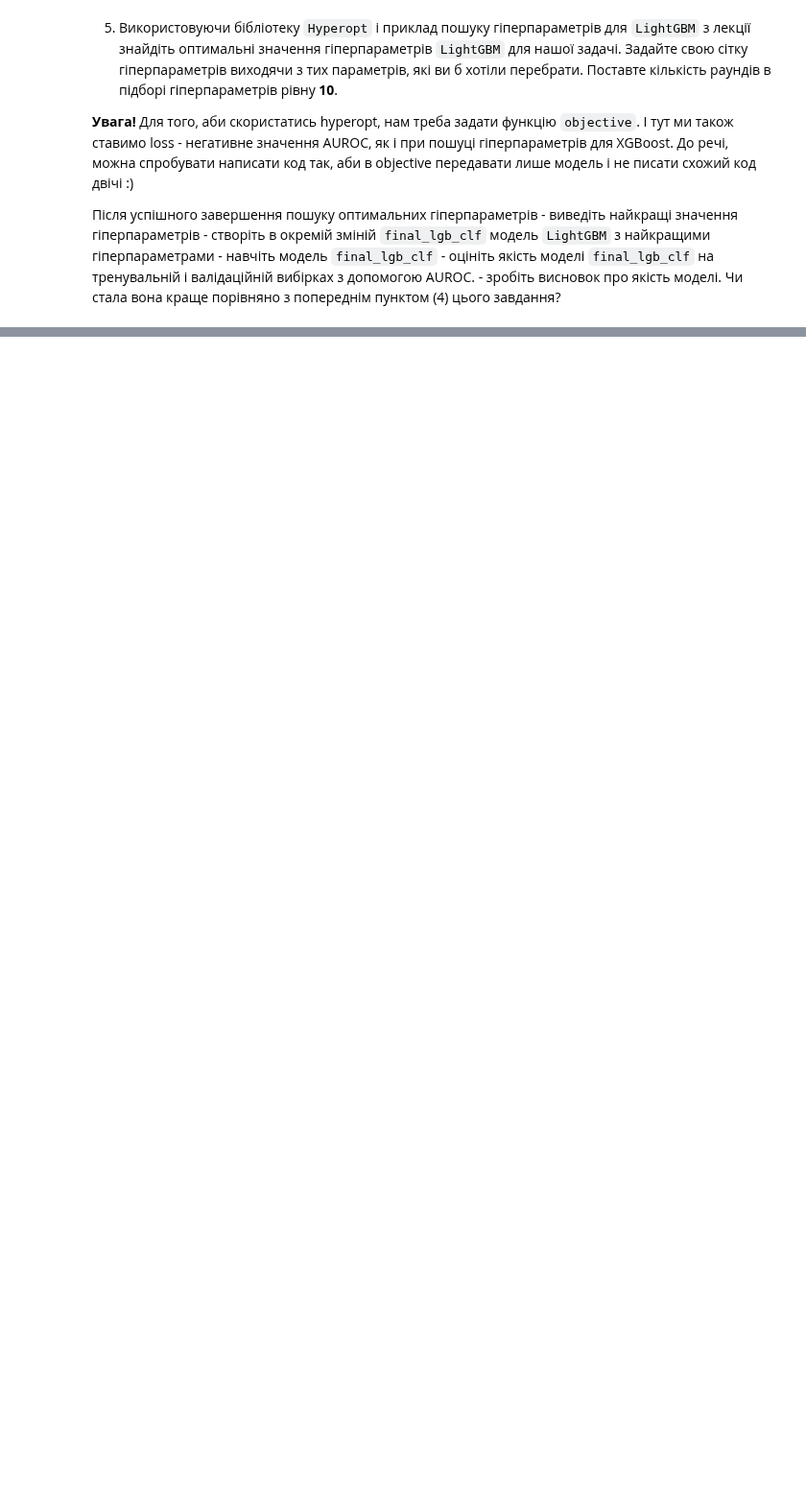
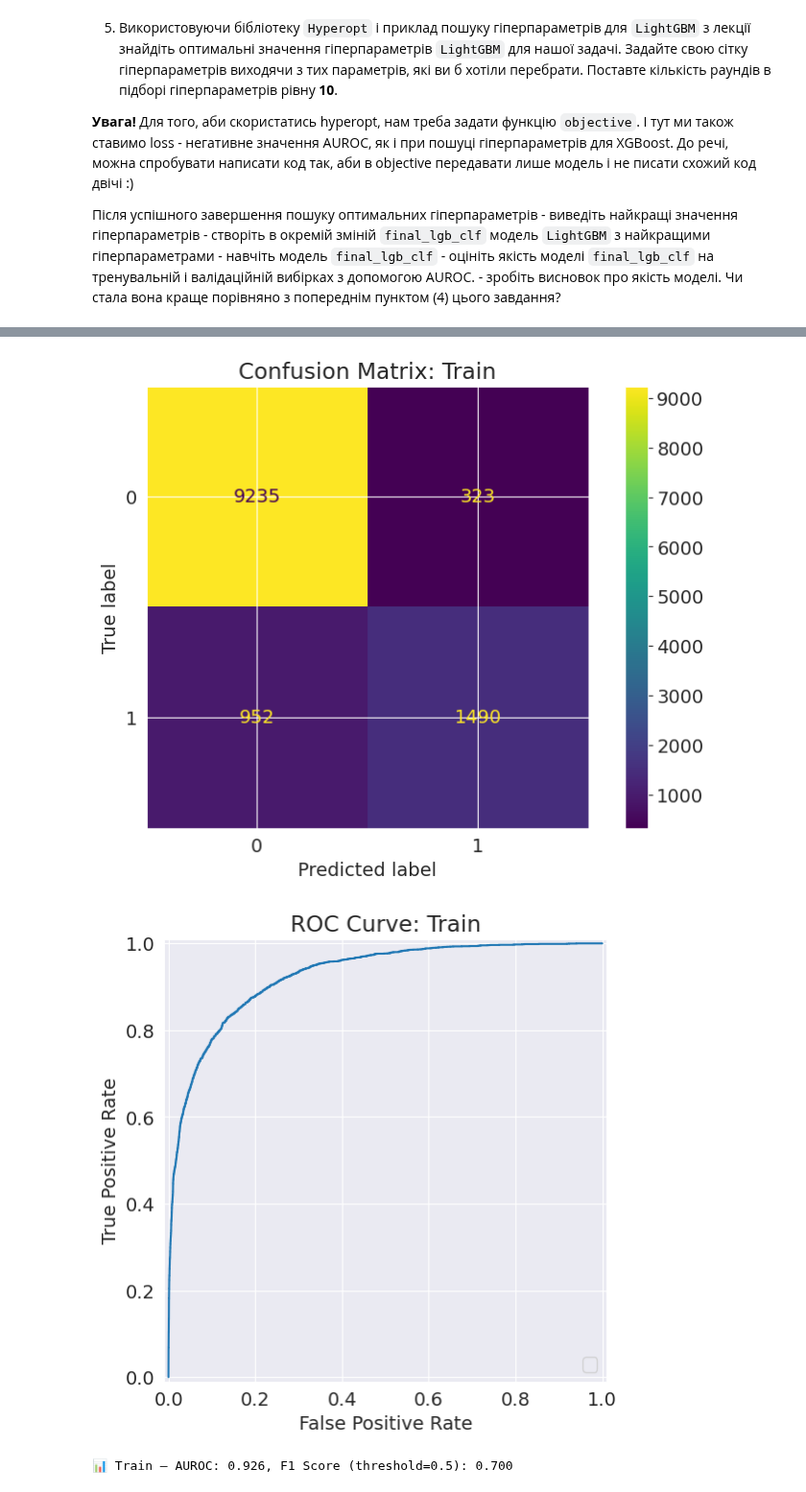
Before and after one commit to o-semenkova/ml_home_tasks, a Jupyter notebook: HW_2_4_Алгоритми_бустингу.ipynb, the cells around one changed output, grey strips where cells are left out. Shown at 96% size. Drawn from its saved outputs; the diff is of its cells as text; code cells hidden in the pictures; blank space fills up the shorter version.

```diff
--- a/HW_2_4_Алгоритми_бустингу.ipynb
+++ b/HW_2_4_Алгоритми_бустингу.ipynb
@@ -528,0 +514,32 @@ OK: CUDA works
+# %%
+trials = Trials()
+best = fmin(fn=objective, space=space, algo=tpe.suggest, max_evals=10, trials=trials)
+
+best["n_estimators"] = int(best["n_estimators"])
+best["max_depth"] = int(best["max_depth"])
+best["num_leaves"] = int(best["num_leaves"])
+best["min_child_weight"] = float(best["min_child_weight"])
+
+final_clf = lgb.LGBMClassifier(
+    n_estimators=best["n_estimators"],
+    learning_rate=float(best["learning_rate"]),
+    max_depth=best["max_depth"],
+    num_leaves=best["num_leaves"],
+    min_child_weight=float(best["min_child_weight"]),
+    subsample=float(best["subsample"]),
+    colsample_bytree=float(best["colsample_bytree"]),
+    reg_alpha=float(best["reg_alpha"]),
+    reg_lambda=float(best["reg_lambda"]),
+    min_split_gain=float(best["min_split_gain"]),
+    device_type="cuda",
+    max_bin=127,
+    gpu_use_dp=False,
+    verbosity=-1,
+)
+
+final_clf.fit(
+    Xtr, ytr,
+    eval_X=Xva,
+    eval_y=yva,
+    callbacks=[lgb.log_evaluation(period=50)],
+)
@@ -528,0 +561,7 @@ OK: CUDA works
+# %%
+train_probs = final_clf.predict_proba(train_inputs)[:, 1]
+evaluate_model_from_proba(train_targets, train_probs, 'Train')
+# %% [output]
+[figure, added]
+[figure, added]
+📊 Train — AUROC: 0.926, F1 Score (threshold=0.5): 0.700
```
Also changed, not shown: parts of 21 cells of this notebook.
